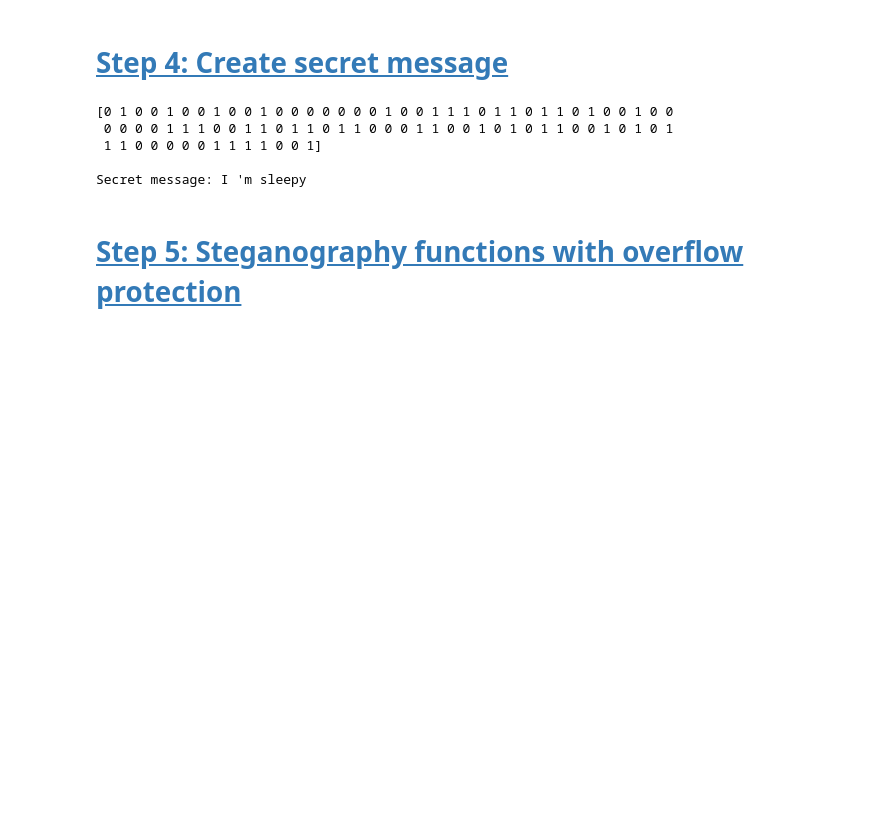
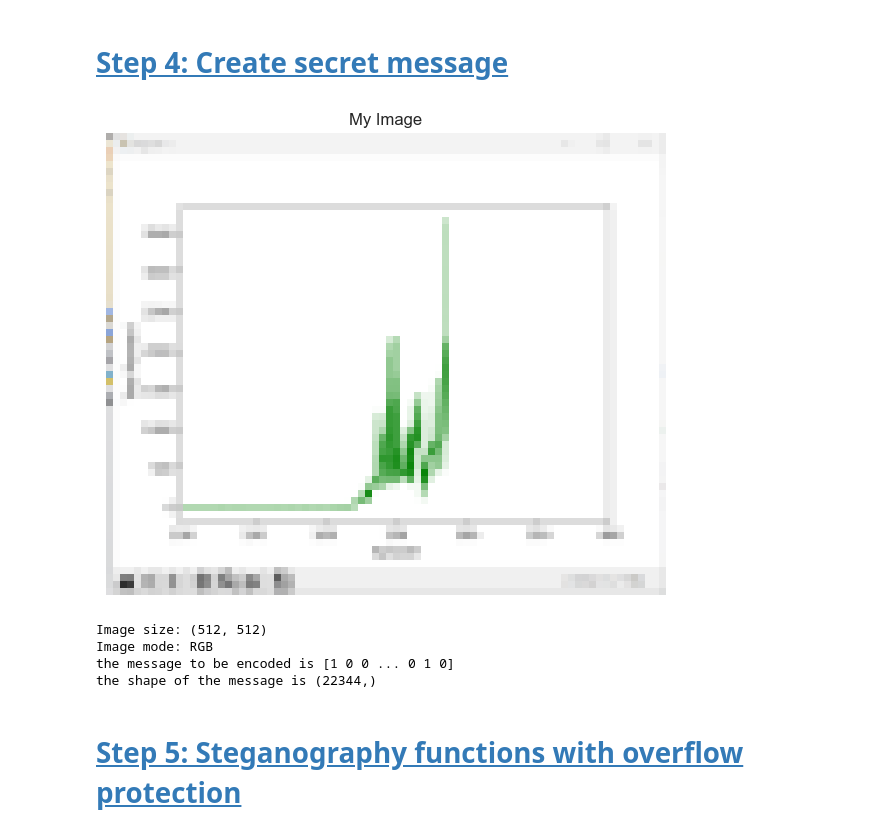
Before and after one commit to xucongzhenshen/python-class, a Jupyter notebook: 1.1_Steganography.ipynb, the cells around one changed output. Saved outputs shown, nothing was run; the diff lists cells and outputs as text; code cells hidden in the pictures; blank space fills up the shorter version.

Commit message:
enable to encode image

```diff
--- a/1.1_Steganography.ipynb
+++ b/1.1_Steganography.ipynb
@@ -72,16 +72,31 @@ Numpy array shape: (512, 512, 3)
 # %% [markdown]
 # <a id='toc5_'></a>[Step 4: Create secret message](#toc0_)
 # %%
-text_message = "I 'm sleepy"
-message = np.array([int(b) for b in ''.join(format(byte, '08b') for byte in text_message.encode('utf8'))])
-print(message)
-print(f"\nSecret message: {text_message}")
+my_image = Image.open('my_image.png')
+# Convert to RGB (since our steganography code expects 3 channels)
+my_image = np.array(my_image)
+
+# Display the image
+plt.figure()
+plt.imshow(my_image)
+plt.title('My Image')
+plt.axis('off')
+plt.show()
+
+# 打印图像的基本信息
+print(f"Image size: {img.size}")
+print(f"Image mode: {img.mode}")
+
+# np.fromfile读取文件的原始字节，np.unpackbits将每个字节解包为8个比特
+message = np.unpackbits(np.fromfile('my_image.png', dtype=np.uint8))
+print(f'the message to be encoded is {message}')
+print(f'the shape of the message is {message.shape}')
 # %% [output]
+[figure, added]
-[0 1 0 0 1 0 0 1 0 0 1 0 0 0 0 0 0 0 1 0 0 1 1 1 0 1 1 0 1 1 0 1 0 0 1 0 0
- 0 0 0 0 1 1 1 0 0 1 1 0 1 1 0 1 1 0 0 0 1 1 0 0 1 0 1 0 1 1 0 0 1 0 1 0 1
- 1 1 0 0 0 0 0 1 1 1 1 0 0 1]
-
-Secret message: I 'm sleepy
+Image size: (512, 512)
+Image mode: RGB
+the message to be encoded is [1 0 0 ... 0 1 0]
+the shape of the message is (22344,)
 # %% [markdown]
 # <a id='toc6_'></a>[Step 5: Steganography functions with overflow protection](#toc0_)
 # %%
```
Also changed, not shown: parts of 7 cells of this notebook.
